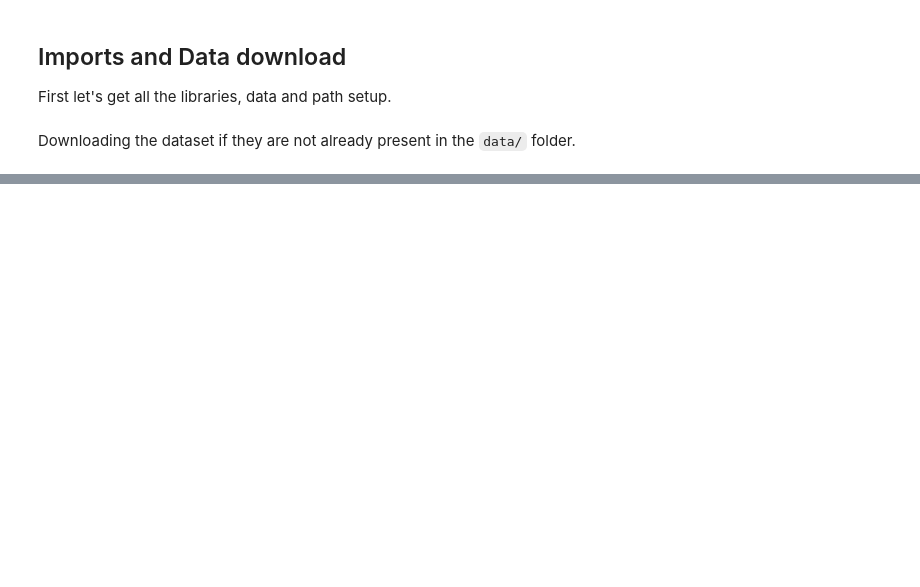
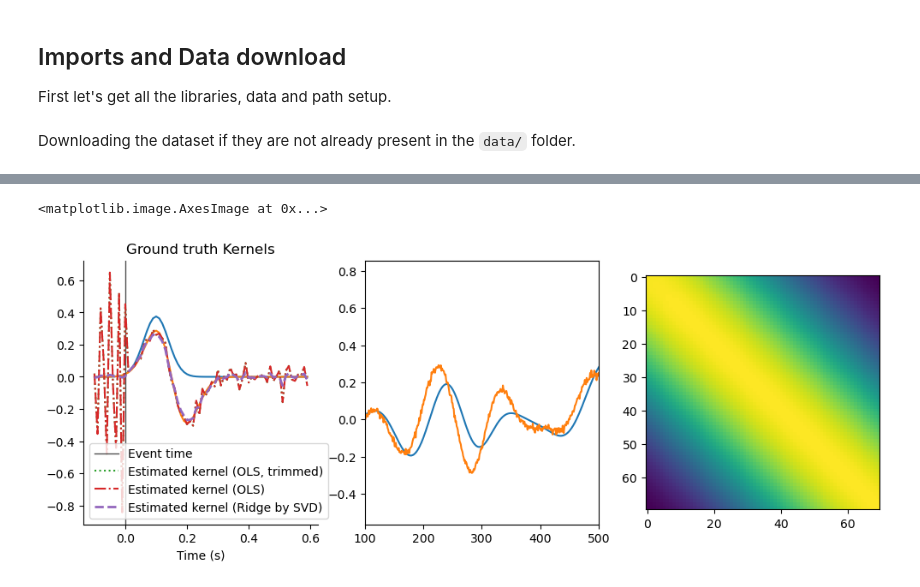
Before and after one commit to CNSP-Workshop/CNSP25_tutorial_HWeissbart, a Jupyter notebook: notebooks/tutorial_1.ipynb, the cells around one changed output, grey strips where cells are left out. Saved outputs shown, nothing was run; the diff lists cells and outputs as text; code cells hidden in the pictures; blank space fills up the shorter version.

```diff
--- a/notebooks/tutorial_1.ipynb
+++ b/notebooks/tutorial_1.ipynb
@@ -85,0 +84,40 @@ interactive(children=(FloatSlider(value=1.0, description='frequency', max=5.0, m
+# %%
+tker, kernel = create_kernel(spread=0.04)
+_, kernel2 = create_kernel(bipolar=True, loc_peak=0.15)
+stim = simulate_spike_events(n_samples=5000, event_interval=10)
+stim = simulate_smooth_signal(n_samples=5000, sample_rate=100, low_pass_freq=1.)
+# Visualize the kernel
+fig, ax = plt.subplots(1, 3, figsize=(12, 4))
+ax[0].plot(tker, kernel)
+ax[0].plot(tker, kernel2)
+ax[0].set_title('Ground truth Kernels')
+ax[0].axvline(0, color=[0.3]*3, linestyle='-', label='Event time', lw=1)
+ax[0].set_xlabel('Time (s)')
+# despine
+ax[0].spines['top'].set_visible(False)
+ax[0].spines['right'].set_visible(False)
+ax[1].set_xlim(100,500)
+
+ax[1].plot(stim)
+resp = convolve_with_kernel(stim, kernel2, tmin=tker[0], tmax=tker[-1], fs=100)
+resp += np.random.randn(len(resp)) * 0.01  # Add some noise
+ax[1].plot(resp)
+lags = lag_span(tker[0], tker[-1]+1/100, srate=100)
+X = lag_matrix(stim, lags=lags)
+beta0 = np.linalg.inv(X.T@X + 0.0*np.eye(len(lags)))@X.T @ resp
+edges = np.where(X.sum(axis=0)==0)[0]
+# Remove edges from X and resp
+X_ = np.delete(X, edges, axis=1)
+resp_ = np.delete(resp, edges)
+beta02 = np.linalg.inv(X_.T@X_ + 0.0*np.eye(X_.shape[1]))@X_.T @ resp_
+ax[0].plot(tker, beta02, label='Estimated kernel (OLS, trimmed)', ls=':')
+# beta0 = np.linalg.pinv(X) @ resp # Same as above but slower
+beta = _svd_regress(X, resp[:, None], alpha=[1.0e-1]).squeeze()
+ax[0].plot(tker, beta0, label='Estimated kernel (OLS)', ls='-.')
+ax[0].plot(tker, beta, label='Estimated kernel (Ridge by SVD)', ls='--', lw=2)
+ax[0].legend()
+
+ax[2].imshow(X.T@X)
+# %% [output]
+<matplotlib.image.AxesImage at 0x...>
+[figure, added]
```
Also changed, not shown: parts of 4 cells of this notebook, 4 other files.
